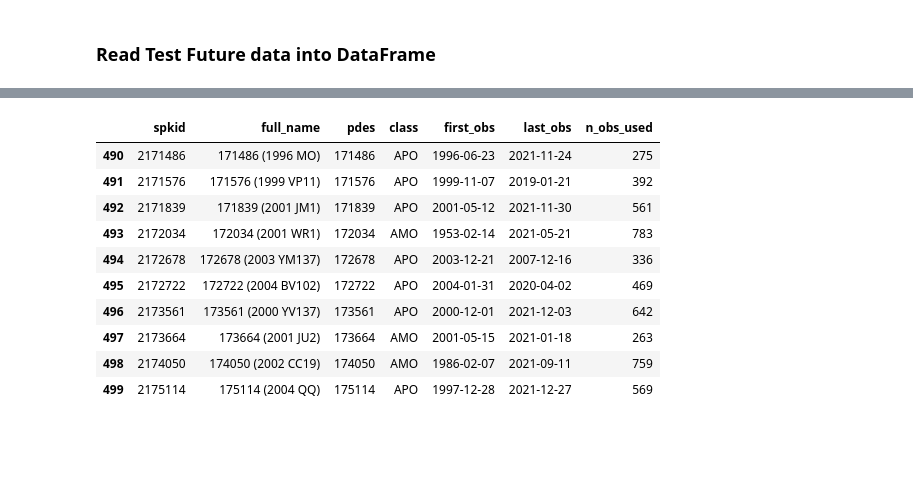
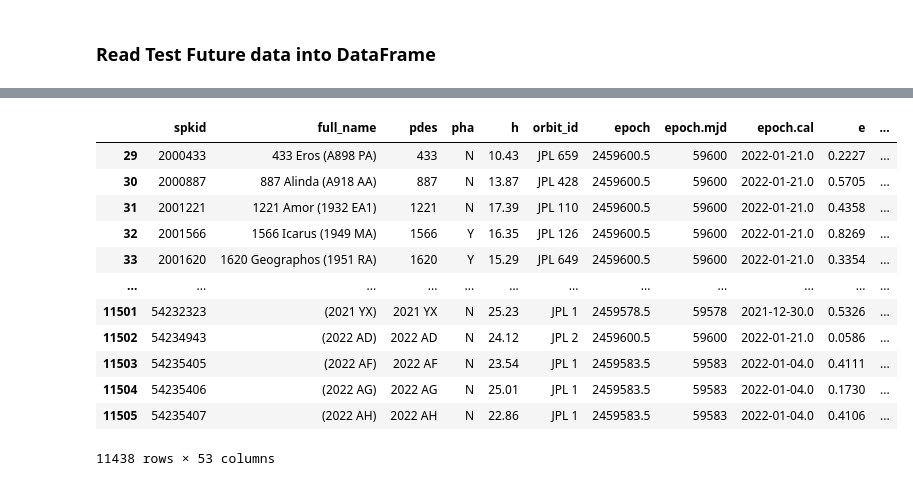
Before and after one commit to AleeAlette1/NEOs_Project, a Jupyter notebook: Machine_Learning/ipynb/FJ_ML_Future_Prediction.ipynb, the cells around one changed output, grey strips where cells are left out. Cells and saved outputs as stored; diff of their text form; code cells hidden in the pictures; blank space fills up the shorter version.

```diff
--- a/Machine_Learning/ipynb/FJ_ML_Future_Prediction.ipynb
+++ b/Machine_Learning/ipynb/FJ_ML_Future_Prediction.ipynb
@@ -42,16 +42,0 @@ mlcsv_future_df.tail(10)
-# %%
-# Create new dataframe with descriptive meta-data column for Visualization
-descr_future_df = mlcsv_future_df.loc[:, ['spkid', 'full_name', 'pdes', 'class', 'first_obs', 'last_obs', 'n_obs_used']]
-descr_future_df.tail(10)
-# %% [output]
-|  | spkid | full_name | pdes | class | first_obs | last_obs | n_obs_used |
-| 490 | 2171486 | 171486 (1996 MO) | 171486 | APO | 1996-06-23 | 2021-11-24 | 275 |
-| 491 | 2171576 | 171576 (1999 VP11) | 171576 | APO | 1999-11-07 | 2019-01-21 | 392 |
-| 492 | 2171839 | 171839 (2001 JM1) | 171839 | APO | 2001-05-12 | 2021-11-30 | 561 |
-| 493 | 2172034 | 172034 (2001 WR1) | 172034 | AMO | 1953-02-14 | 2021-05-21 | 783 |
-| 494 | 2172678 | 172678 (2003 YM137) | 172678 | APO | 2003-12-21 | 2007-12-16 | 336 |
-| 495 | 2172722 | 172722 (2004 BV102) | 172722 | APO | 2004-01-31 | 2020-04-02 | 469 |
-| 496 | 2173561 | 173561 (2000 YV137) | 173561 | APO | 2000-12-01 | 2021-12-03 | 642 |
-| 497 | 2173664 | 173664 (2001 JU2) | 173664 | AMO | 2001-05-15 | 2021-01-18 | 263 |
-| 498 | 2174050 | 174050 (2002 CC19) | 174050 | AMO | 1986-02-07 | 2021-09-11 | 759 |
-| 499 | 2175114 | 175114 (2004 QQ) | 175114 | APO | 1997-12-28 | 2021-12-27 | 569 |
@@ -57,0 +45,18 @@ descr_future_df.tail(10)
+# %%
+# dropping rows with any null values
+future_df = future_df.dropna()
+future_df
+# %% [output]
+|  | spkid | full_name | pdes | pha | h | orbit_id | epoch | epoch.mjd | epoch.cal | e | ... |
+| 29 | 2000433 | 433 Eros (A898 PA) | 433 | N | 10.43 | JPL 659 | 2459600.5 | 59600 | 2022-01-21.0 | 0.2227 | ... |
+| 30 | 2000887 | 887 Alinda (A918 AA) | 887 | N | 13.87 | JPL 428 | 2459600.5 | 59600 | 2022-01-21.0 | 0.5705 | ... |
+| 31 | 2001221 | 1221 Amor (1932 EA1) | 1221 | N | 17.39 | JPL 110 | 2459600.5 | 59600 | 2022-01-21.0 | 0.4358 | ... |
+| 32 | 2001566 | 1566 Icarus (1949 MA) | 1566 | Y | 16.35 | JPL 126 | 2459600.5 | 59600 | 2022-01-21.0 | 0.8269 | ... |
+| 33 | 2001620 | 1620 Geographos (1951 RA) | 1620 | Y | 15.29 | JPL 649 | 2459600.5 | 59600 | 2022-01-21.0 | 0.3354 | ... |
+| ... | ... | ... | ... | ... | ... | ... | ... | ... | ... | ... | ... |
+| 11501 | 54232323 | (2021 YX) | 2021 YX | N | 25.23 | JPL 1 | 2459578.5 | 59578 | 2021-12-30.0 | 0.5326 | ... |
+| 11502 | 54234943 | (2022 AD) | 2022 AD | N | 24.12 | JPL 2 | 2459600.5 | 59600 | 2022-01-21.0 | 0.0586 | ... |
+| 11503 | 54235405 | (2022 AF) | 2022 AF | N | 23.54 | JPL 1 | 2459583.5 | 59583 | 2022-01-04.0 | 0.4111 | ... |
+| 11504 | 54235406 | (2022 AG) | 2022 AG | N | 25.01 | JPL 1 | 2459583.5 | 59583 | 2022-01-04.0 | 0.1730 | ... |
+| 11505 | 54235407 | (2022 AH) | 2022 AH | N | 22.86 | JPL 1 | 2459583.5 | 59583 | 2022-01-04.0 | 0.4106 | ... |
+11438 rows × 53 columns
```
Also changed, not shown: parts of 17 cells of this notebook.
